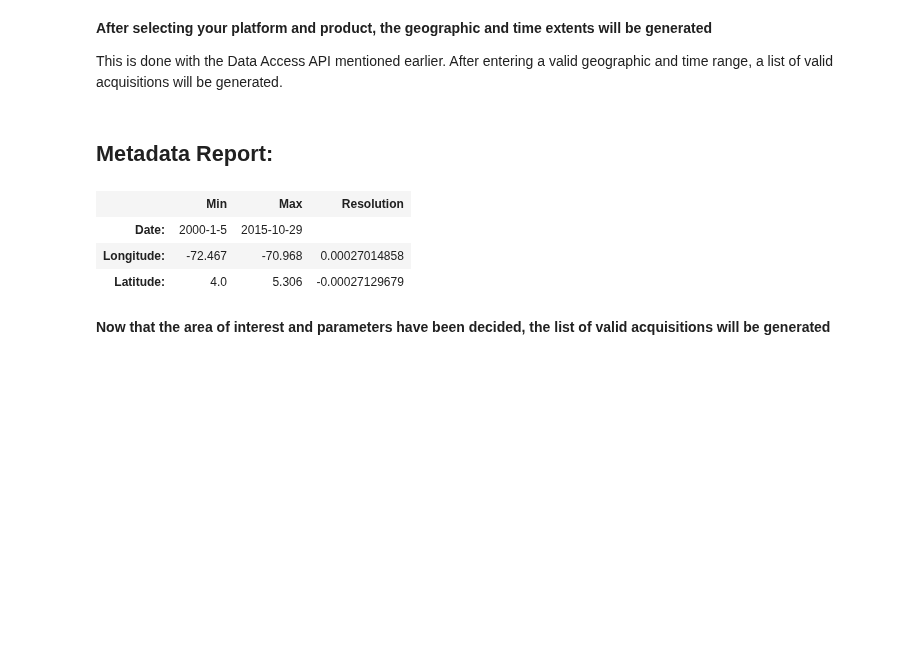
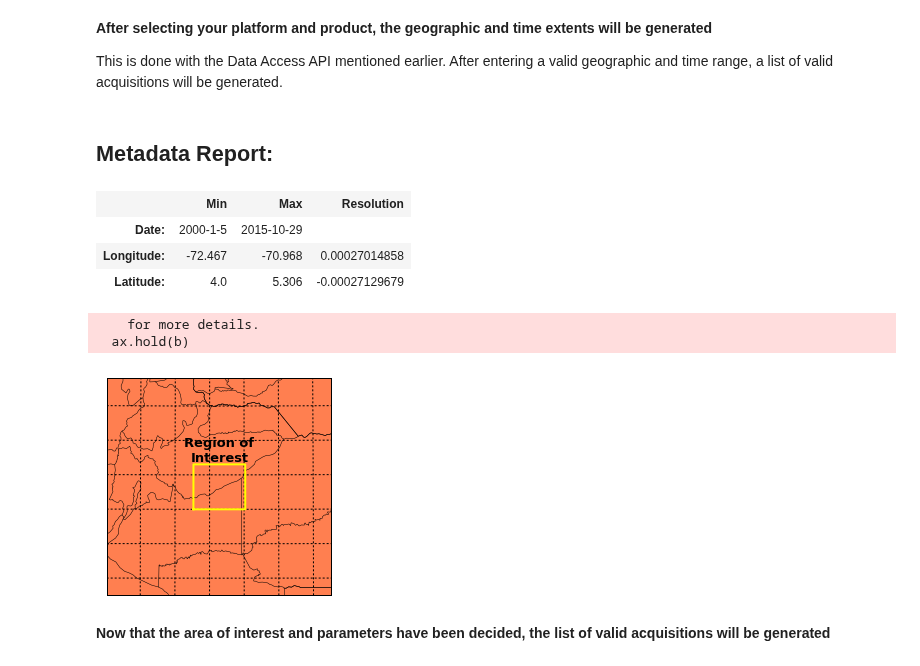
Before and after one commit to ceos-seo/data_cube_notebooks, a Jupyter notebook: ndvi_anomaly.ipynb, the cells around one changed output. Saved outputs shown, nothing was run; the diff lists cells and outputs as text; code cells hidden in the pictures; blank space fills up the shorter version.

```diff
--- a/ndvi_anomaly.ipynb
+++ b/ndvi_anomaly.ipynb
@@ -45,42 +45,44 @@ product = product_values[1].value
 
 # Get the pixel resolution of the selected product
 resolution = products.resolution[products.name == product]
 lat_dist = resolution.values[0][0]
 lon_dist = resolution.values[0][1]
 
 # Get the extents of the cube
-descriptor = dc.api.get_descriptor({'platform': platform})[product]
-
-min_date = descriptor['result_min'][0]
-min_lat = descriptor['result_min'][1]
-min_lon = descriptor['result_min'][2]
+descriptor = dc.get_query_metadata(platform=platform, product=product)
+min_date = descriptor['time_extents'][0]
+min_lat = descriptor['lat_extents'][0]
+min_lon = descriptor['lon_extents'][0]
 
 min_date_str = str(min_date.year) + '-' + str(min_date.month) + '-' + str(min_date.day)
 
 min_lat_rounded = round(min_lat, 3)
 min_lon_rounded =  round(min_lon, 3)
 
-max_date = descriptor['result_max'][0]
-max_lat = descriptor['result_max'][1]
-max_lon = descriptor['result_max'][2]
+max_date = descriptor['time_extents'][1]
+max_lat = descriptor['lat_extents'][1]
+max_lon = descriptor['lon_extents'][1]
 
 max_date_str = str(max_date.year) + '-' + str(max_date.month) + '-' + str(max_date.day)
 
 max_lat_rounded = round(max_lat, 3) #calculates latitude of the pixel's center
 max_lon_rounded = round(max_lon, 3) #calculates longitude of the pixel's center
 
 # Display metadata
 generate_metadata_report(min_date_str, max_date_str,
                          min_lon_rounded, max_lon_rounded, lon_dist,
                          min_lat_rounded, max_lat_rounded, lat_dist)
 
-#show_map_extents(min_lon_rounded, max_lon_rounded, min_lat_rounded, max_lat_rounded)
+show_map_extents(min_lon_rounded, max_lon_rounded, min_lat_rounded, max_lat_rounded)
 # %% [output]
 Metadata Report:
 |  | Min | Max | Resolution |
 | Date: | 2000-1-5 | 2015-10-29 |  |
 | Longitude: | -72.467 | -70.968 | 0.00027014858 |
 | Latitude: | 4.0 | 5.306 | -0.00027129679 |
+    for more details.
+  ax.hold(b)
+[figure, added]
 # %%
 extent_values = create_extents_gui(min_date_str, max_date_str,
                                    min_lon_rounded, max_lon_rounded,
```
Also changed, not shown: parts of 4 cells of this notebook, 5 other files.
